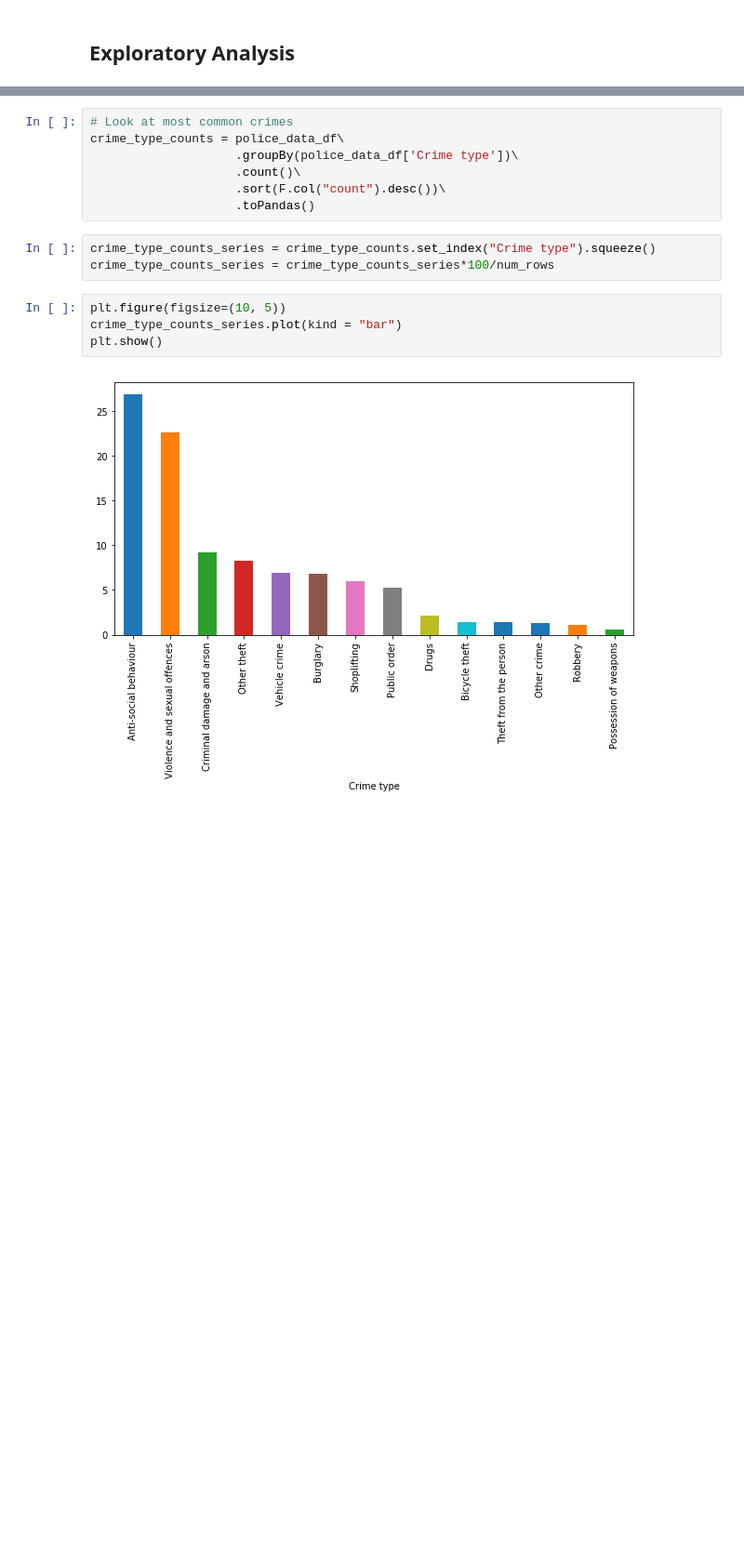
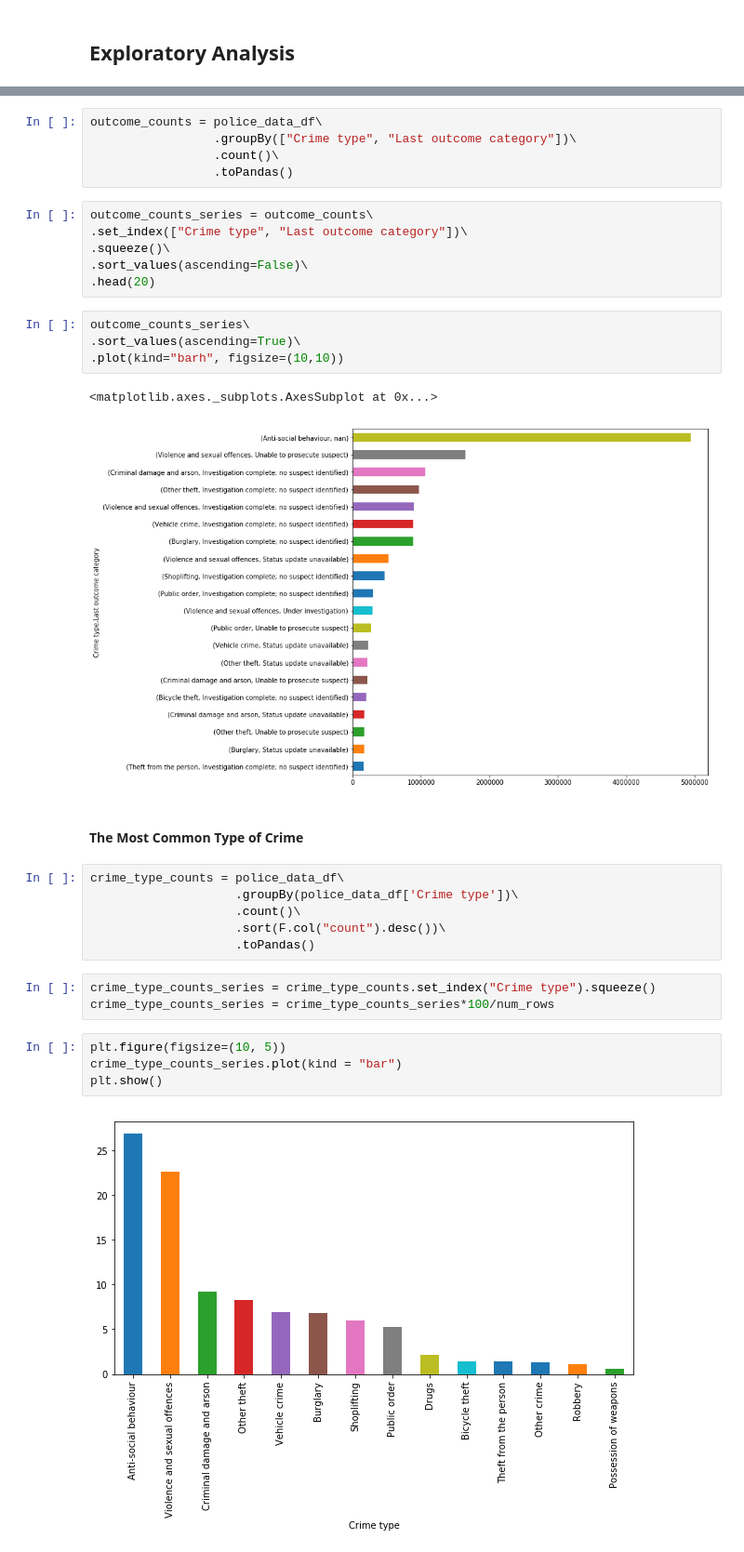
Before and after one commit to AlistairLR112/EnglandCrimeAssociations, a Jupyter notebook: CrimeAssociations.ipynb, the cells around one changed output, grey strips where cells are left out. Shown: that part at 93% size. Cells and saved outputs as stored; diff of their text form; blank space fills up the shorter version.

```diff
--- a/CrimeAssociations.ipynb
+++ b/CrimeAssociations.ipynb
@@ -123,5 +189,24 @@ police_data_df = police_data_df.withColumn('Location', F.regexp_replace('Locatio
+# %%
+outcome_counts = police_data_df\
+                 .groupBy(["Crime type", "Last outcome category"])\
+                 .count()\
+                 .toPandas()
+# %%
+outcome_counts_series = outcome_counts\
+.set_index(["Crime type", "Last outcome category"])\
+.squeeze()\
+.sort_values(ascending=False)\
+.head(20)
+# %%
+outcome_counts_series\
+.sort_values(ascending=True)\
+.plot(kind="barh", figsize=(10,10))
+# %% [output]
+<matplotlib.axes._subplots.AxesSubplot at 0x...>
+[figure, added]
+# %% [markdown]
+#### The Most Common Type of Crime
 # %%
-# Look at most common crimes
 crime_type_counts = police_data_df\
                     .groupBy(police_data_df['Crime type'])\
                     .count()\
```
Also changed, not shown: parts of 50 cells of this notebook, 7 other files.
